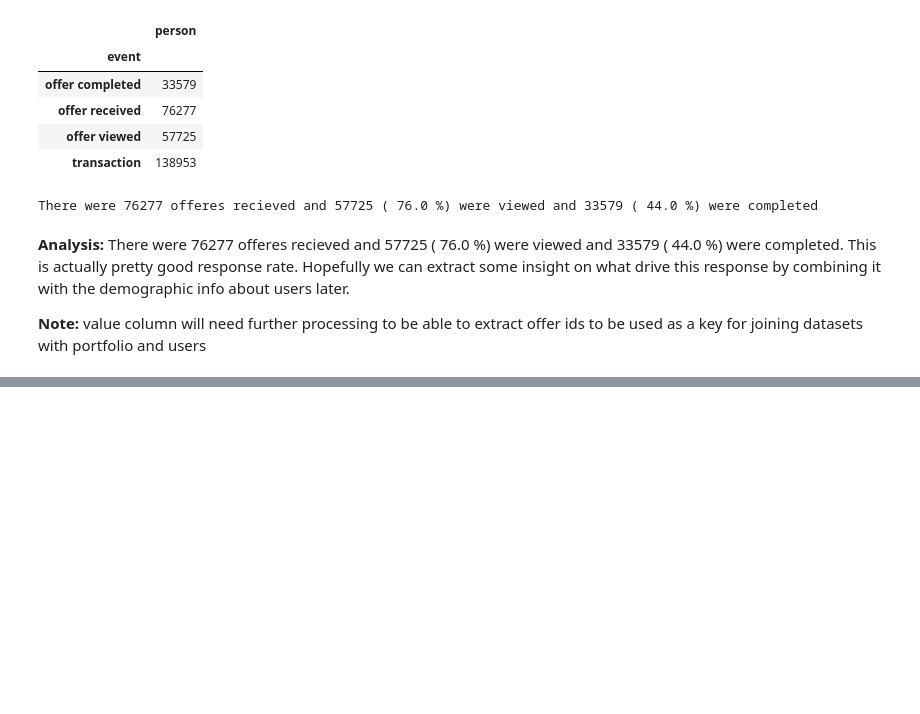
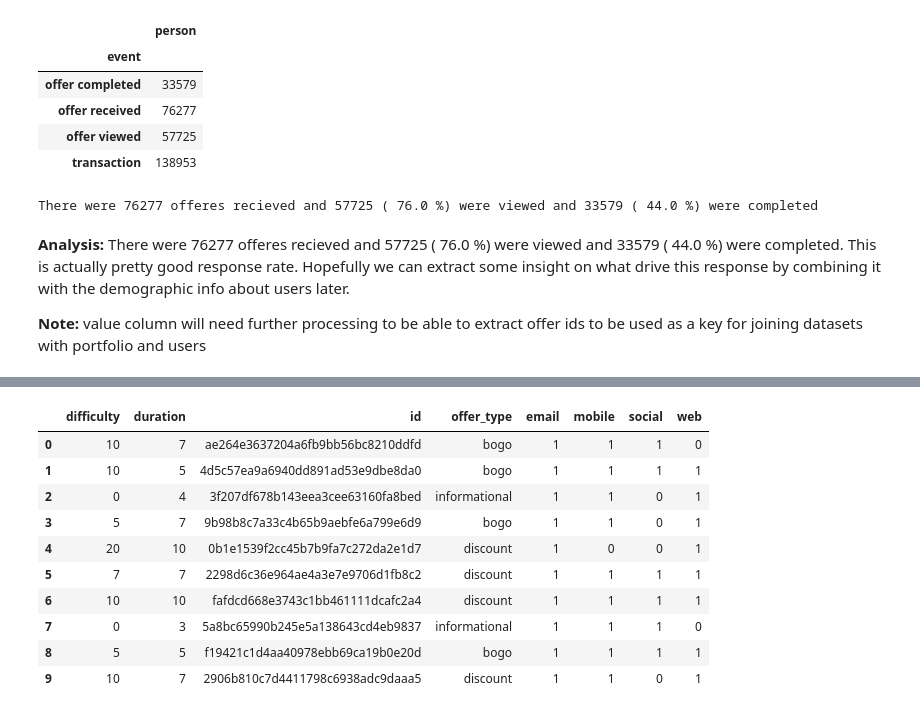
Before and after one commit to Hussain-Alsalman/Starbucks_Capstone_Challenge, a Jupyter notebook: Starbucks_Capstone_notebook.ipynb, the cells around one changed output, grey strips where cells are left out. Cells and saved outputs as stored; diff of their text form; code cells hidden in the pictures; blank space fills up the shorter version.

```diff
--- a/Starbucks_Capstone_notebook.ipynb
+++ b/Starbucks_Capstone_notebook.ipynb
@@ -314,4 +295,0 @@ I am planning to breakdown this
-# %%
-# Converting Channels to dummy variables to be used later in the analysis
-portfolio = pd.concat([ portfolio,pd.get_dummies(portfolio.channels.apply(pd.Series).stack()).sum(level=0)], axis=1, sort=False)
-portfolio = pd.concat( [portfolio,pd.get_dummies(portfolio.offer_type.apply(pd.Series))], axis=1, sort=False)
@@ -327,5 +295,0 @@ portfolio.head()
-# %%
-portfolio.rename(columns={'0_bogo':'bogo_offer',
-                          '0_discount':'discount_offer',
-                          '0_informational':'informational_offer'},
-                 inplace=True)
@@ -432,0 +399,20 @@ Discussion is made as to how at least one aspect of the implementation could be
+# %%
+def clean_portfolio(portfolio_df):
+    """
+    #    Clean up the transcript data frame and return it.
+    #    INPUT:
+    #       transcript_df: all recoreded events on the user app
+
+    #
+    #    OUTPUT:
+    #        offer_dataset: a processed dataset for all the events related to the offers
+    #        spending_dataset: a processed dataset for all the events related to the transactions
+    """
+
+    # Extract and hot encode the channel useed for each offer
+    portfolio_clean = pd.concat([ portfolio_df,pd.get_dummies(portfolio_df.channels.apply(pd.Series).stack()).sum(level=0)], axis=1, sort=False)
+
+    # we can savely drop channels and reward columns now
+    portfolio_clean.drop(['channels', 'reward'], axis=1, inplace=True)
+
+    return portfolio_clean
@@ -432,0 +514,14 @@ Discussion is made as to how at least one aspect of the implementation could be
+# %%
+clean_portfolio(portfolio)
+# %% [output]
+|  | difficulty | duration | id | offer_type | email | mobile | social | web |
+| 0 | 10 | 7 | ae264e3637204a6fb9bb56bc8210ddfd | bogo | 1 | 1 | 1 | 0 |
+| 1 | 10 | 5 | 4d5c57ea9a6940dd891ad53e9dbe8da0 | bogo | 1 | 1 | 1 | 1 |
+| 2 | 0 | 4 | 3f207df678b143eea3cee63160fa8bed | informational | 1 | 1 | 0 | 1 |
+| 3 | 5 | 7 | 9b98b8c7a33c4b65b9aebfe6a799e6d9 | bogo | 1 | 1 | 0 | 1 |
+| 4 | 20 | 10 | 0b1e1539f2cc45b7b9fa7c272da2e1d7 | discount | 1 | 0 | 0 | 1 |
+| 5 | 7 | 7 | 2298d6c36e964ae4a3e7e9706d1fb8c2 | discount | 1 | 1 | 1 | 1 |
+| 6 | 10 | 10 | fafdcd668e3743c1bb461111dcafc2a4 | discount | 1 | 1 | 1 | 1 |
+| 7 | 0 | 3 | 5a8bc65990b245e5a138643cd4eb9837 | informational | 1 | 1 | 1 | 0 |
+| 8 | 5 | 5 | f19421c1d4aa40978ebb69ca19b0e20d | bogo | 1 | 1 | 1 | 1 |
+| 9 | 10 | 7 | 2906b810c7d4411798c6938adc9daaa5 | discount | 1 | 1 | 0 | 1 |
```
Also changed, not shown: parts of 73 cells of this notebook.
